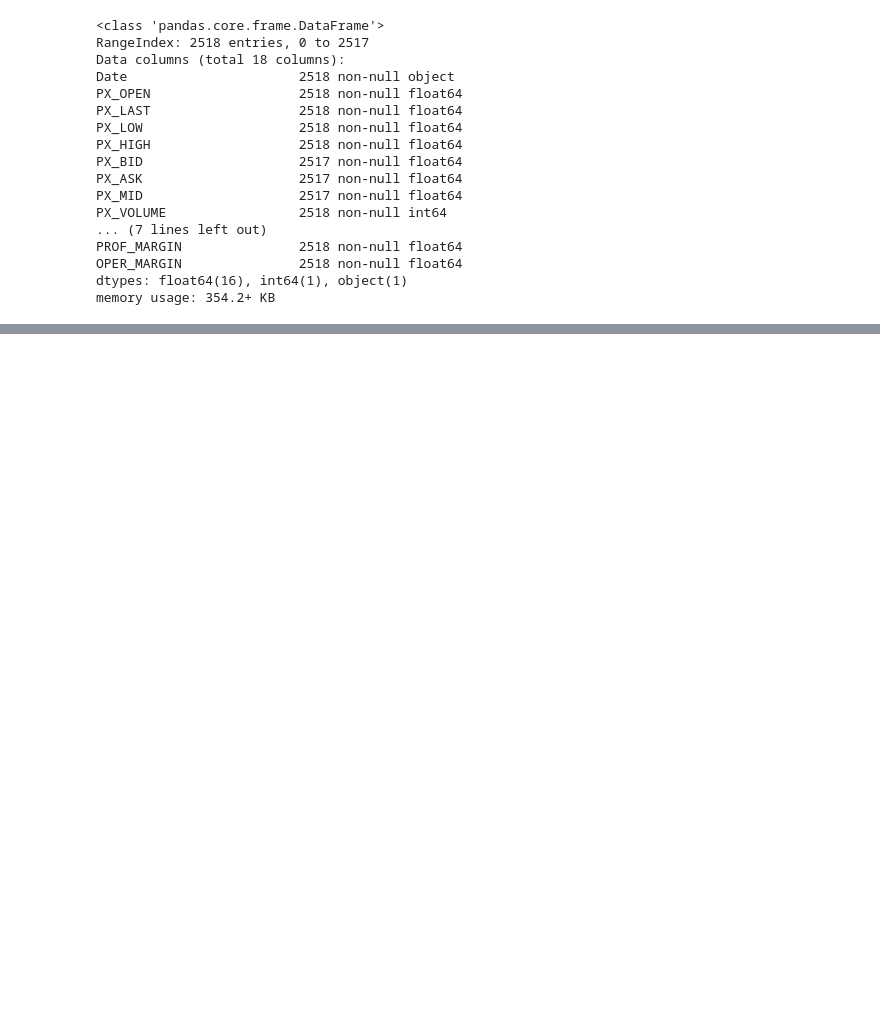
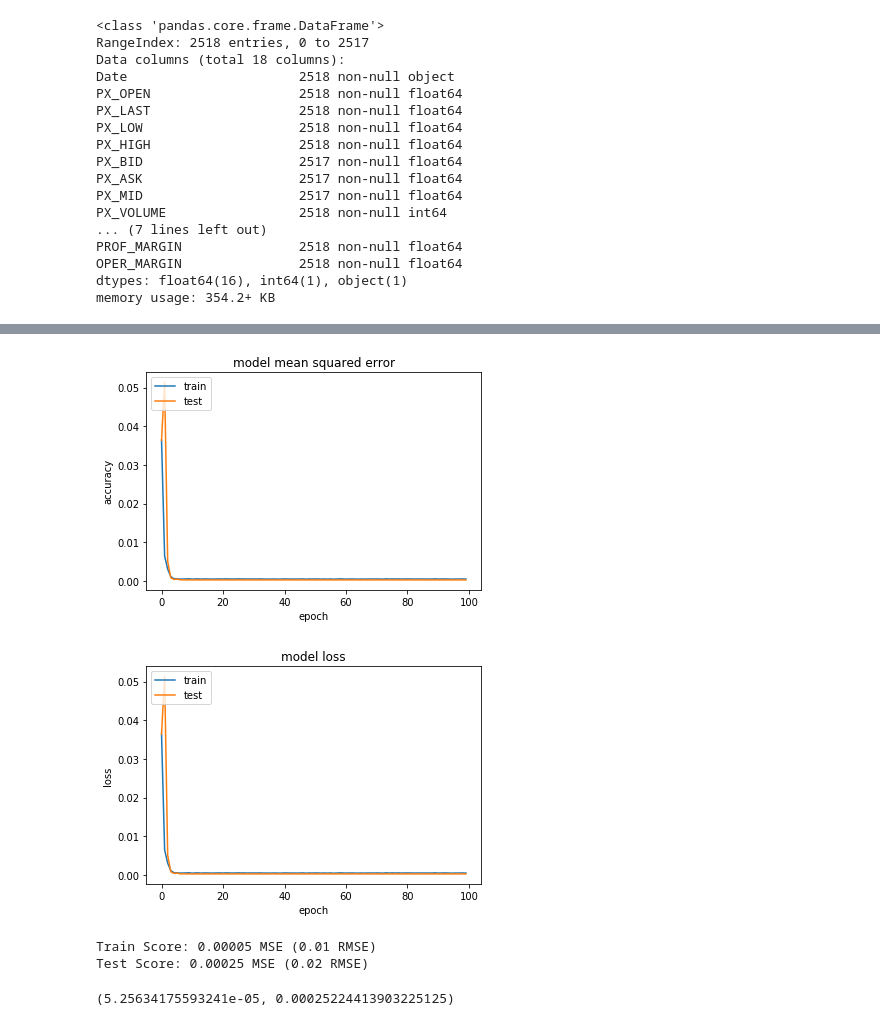
Before and after one commit to JingXin09/GA-submission, a Jupyter notebook: Project.ipynb, the cells around one changed output, grey strips where cells are left out. Saved outputs shown, nothing was run; the diff lists cells and outputs as text; code cells hidden in the pictures; blank space fills up the shorter version.

```diff
--- a/Project.ipynb
+++ b/Project.ipynb
@@ -119,0 +232,6 @@ dtype: int64
+# %%
+#checkpoint the model when required and using other callbacks
+filepath="stock_weights.hdf5"
+from keras.callbacks import ReduceLROnPlateau , ModelCheckpoint
+lr_reduce = ReduceLROnPlateau(monitor='val_loss', factor=0.1, epsilon=0.0001, patience=1, verbose=1)
+checkpoint = ModelCheckpoint(filepath, monitor='val_loss', verbose=1, save_best_only=True, mode='max')
@@ -119,0 +243,10 @@ dtype: int64
+# %%
+#define the model
+model = Sequential()
+model.add(GRU(256, input_shape = (1 , n_features) , return_sequences=True))
+model.add(Dropout(0.4))
+model.add(LSTM(256))
+model.add(Dropout(0.4))
+model.add(Dense(64 ,  activation = 'relu'))
+model.add(Dense(1))
+print(model.summary())
@@ -119,0 +271,3 @@ dtype: int64
+# %%
+#compile: we want to decide a model architecture, this is the number of hidden layers and activation functions, etc
+model.compile(loss='mean_squared_error', optimizer=Adam(lr = 0.0005) , metrics = ['mean_squared_error'])
@@ -119,0 +276,4 @@ dtype: int64
+# %%
+#fit: we want to train our model to get all the paramters to the correct value to map our inputs to our outputs
+history = model.fit(trainX, trainY, epochs=100 , batch_size = 100 ,
+          callbacks = [checkpoint , lr_reduce] , validation_data = (testX,testY))
@@ -119,0 +298,35 @@ dtype: int64
+# %%
+#plot mean squared error and loss of the model
+plt.plot(history.history['mean_squared_error'])
+plt.plot(history.history['val_mean_squared_error'])
+plt.title('model mean squared error')
+plt.ylabel('accuracy')
+plt.xlabel('epoch')
+plt.legend(['train', 'test'], loc='upper left')
+plt.show()
+# summarize history for loss
+plt.plot(history.history['loss'])
+plt.plot(history.history['val_loss'])
+plt.title('model loss')
+plt.ylabel('loss')
+plt.xlabel('epoch')
+plt.legend(['train', 'test'], loc='upper left')
+plt.show()
+# %% [output]
+[figure, added]
+[figure, added]
+# %%
+#evaluate: evaluating the already trained model using the validation (or test) data and the corresponding labels.
+#returns the loss value and metrics values for the model.
+def model_score(model, X_train, y_train, X_test, y_test):
+    trainScore = model.evaluate(X_train, y_train, verbose=0)
+    print('Train Score: %.5f MSE (%.2f RMSE)' % (trainScore[0], math.sqrt(trainScore[0])))
+    testScore = model.evaluate(X_test, y_test, verbose=0)
+    print('Test Score: %.5f MSE (%.2f RMSE)' % (testScore[0], math.sqrt(testScore[0])))
+    return trainScore[0], testScore[0]
+
+model_score(model, trainX, trainY , testX, testY)
+# %% [output]
+Train Score: 0.00005 MSE (0.01 RMSE)
+Test Score: 0.00025 MSE (0.02 RMSE)
+(5.25634175593241e-05, 0.00025224413903225125)
```
Also changed, not shown: parts of 35 cells of this notebook.
